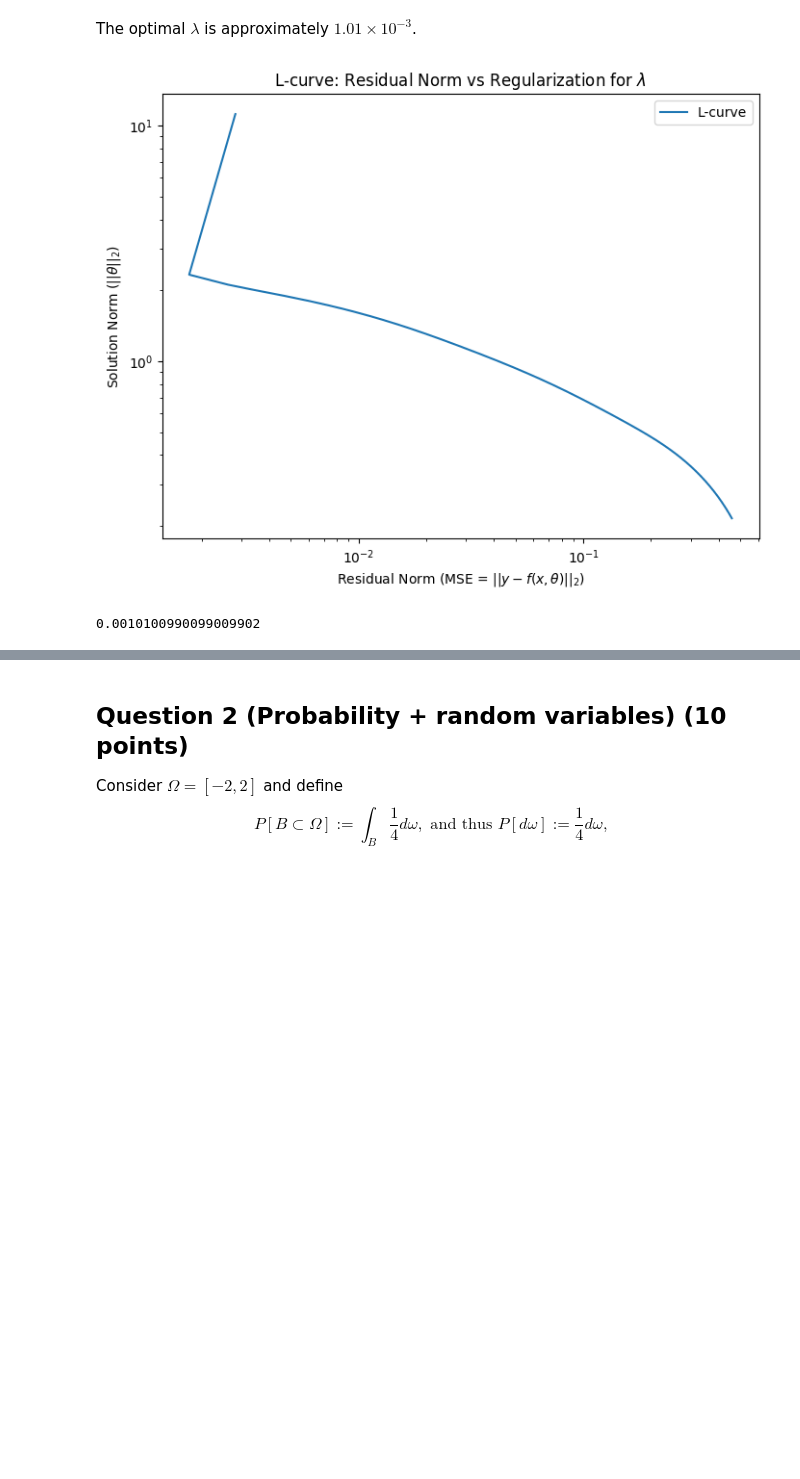
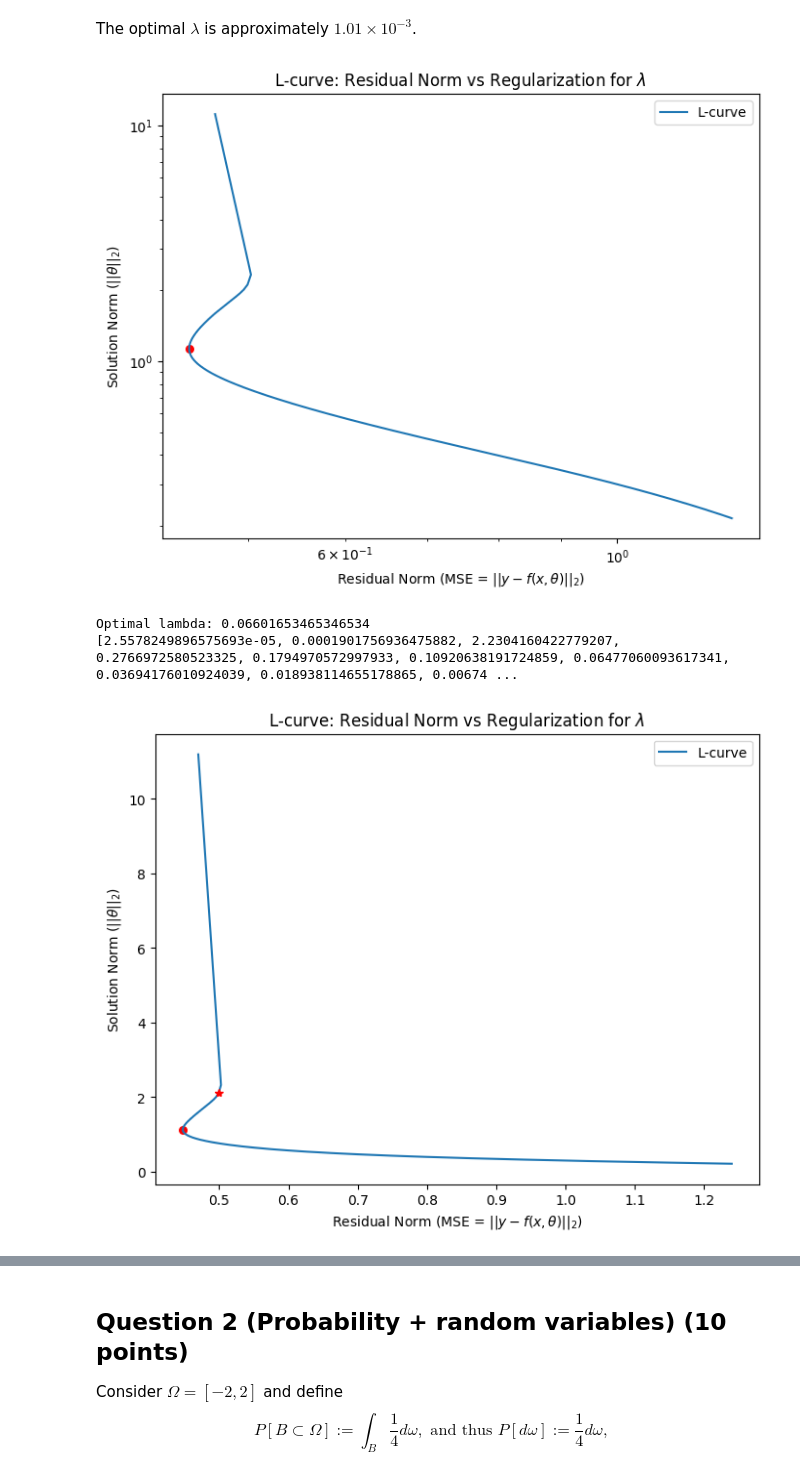
Before and after one commit to rx9933/COE-379L, a Jupyter notebook: Assignments/Assignment2/Assignment_2.ipynb, the cells around one changed output, grey strips where cells are left out. Saved outputs shown, nothing was run; the diff lists cells and outputs as text; code cells hidden in the pictures; blank space fills up the shorter version.

```diff
--- a/Assignments/Assignment2/Assignment_2.ipynb
+++ b/Assignments/Assignment2/Assignment_2.ipynb
@@ -227,7 +274,7 @@ def l_curve_values(alphas):
     for alpha in alphas:
         model = ridge(degree, alpha)
         ridge_y = model.predict(X_holdout.reshape(X_holdout.shape[0], 1))
-        mse = np.linalg.norm((ridge_y - y_holdout_true)**2)  # Residual norm (MSE)
+        mse = np.linalg.norm((ridge_y - y_holdout_true))**2  # Residual norm (MSE)
         coef_norm = np.linalg.norm(model.named_steps['ridge_regression'].coef_)  # Regularization norm (coef norm)
         residual_norms.append(mse)
         reg_norms.append(coef_norm)
@@ -236,51 +283,82 @@ def l_curve_values(alphas):
 # Function to create ridge regression model
 def ridge(degree, alpha):
     ridge_model = Pipeline([
         ('poly_features', PolynomialFeatures(degree=degree)),
         ('ridge_regression', Ridge(alpha=alpha))
     ])
     return ridge_model.fit(X_train.reshape(X_train.shape[0], 1), y_train_data)
 
 # Plot L-curve
-def plot_l_curve(alphas):
+def plot_l_curve(alphas, l = True):
     residuals, norms = l_curve_values(alphas)
     plt.figure(figsize=(8, 6))
     plt.plot(residuals, norms,label="L-curve")
     plt.ylabel(r"Solution Norm ($||\theta||_2$)")
     plt.xlabel(r"Residual Norm (MSE = $||y - f(x,\theta)||_2$)")
     plt.title(r"L-curve: Residual Norm vs Regularization for $\lambda$")
-    plt.xscale('log')
-    plt.yscale('log')
+    if l:
+        plt.xscale('log')
+        plt.yscale('log')
     plt.legend()
     # plt.show()
+def calculate_curvature(x, y):
+    """
+    Calculate the curvature of a function given x and y inputs.
+
+    Parameters:
+    x (array-like): x-coordinates
+    y (array-like): y-coordinates
+
+    Returns:
+    curvature (array-like): curvature values at each point
+    """
+
+    # Convert x and y to numpy arrays
+    x = np.array(x)
+    y = np.array(y)
+
+    # Calculate first derivatives
+    dx = np.gradient(x)
+    dy = np.gradient(y)
+
+    # Calculate second derivatives
+    ddx = np.gradient(dx)
+    ddy = np.gradient(dy)
+
+    epsilon = 1e-10
+    curvature = (ddx * dy - dx * ddy) / (dx**2 + dy**2 + epsilon)**1.5
+
+
+    return curvature
 
 # Define range of alphas (lambdas)
 alphas = np.linspace(10**-5, 10**1, 10**4)
 
 # Plot L-curve
 plot_l_curve(alphas)
+
+res, reg = l_curve_values(alphas)
+ind = np.argmin(res)
+plt.scatter(res[ind], reg[ind], s = 30, c = "r")
 plt.legend()
 plt.show()
+print("Optimal lambda:", alphas[ind])
 
-lc = l_curve_values(alphas)
-res = lc[0]
-reg = l_curve_values(alphas)[1]
-from scipy.interpolate import splprep, splev
-# Fit a spline to the L-curve data
-tck, u = splprep([np.log(res), np.log(reg)], s=0)
+# for additional clarity,
 
-# Evaluate the first and second derivatives of the spline
-derivatives_1 = splev(u, tck, der=1)
-derivatives_2 = splev(u, tck, der=2)
+plot_l_curve(alphas, False)
+plt.scatter(res[ind], reg[ind], s = 30, c = "r")
+plt.legend()
 
-# Compute curvature using the formula for 2D parametric curves
-curvature = (derivatives_1[0] * derivatives_2[1] - derivatives_1[1] * derivatives_2[0]) / \
-            ((derivatives_1[0]**2 + derivatives_1[1]**2)**1.5)
 
-# Find the index of the maximum curvature (the corner of the L-curve)
-optimal_idx = np.argmax(np.abs(curvature))
-optimal_lambda = alphas[optimal_idx]
-print(optimal_lambda)
+curvature_values = [value for value in calculate_curvature(res, reg) if value != 0]
+print(curvature_values)
+bow_index = np.argmax(curvature_values)
+plt.plot(res[bow_index], reg[bow_index], "r*")
+plt.savefig("1d2lin.png")
+plt.show()
 # %% [output]
-[figure, old version]
+[figure, new version]
-0.0010100990099009902
+Optimal lambda: 0.06601653465346534
+[2.5578249896575693e-05, 0.0001901756936475882, 2.2304160422779207, 0.2766972580523325, 0.1794970572997933, 0.10920638191724859, 0.06477060093617341, 0.03694176010924039, 0.018938114655178865, 0.00674 ...
+[figure, added]
```
Also changed, not shown: parts of 24 cells of this notebook, 6 other files.
